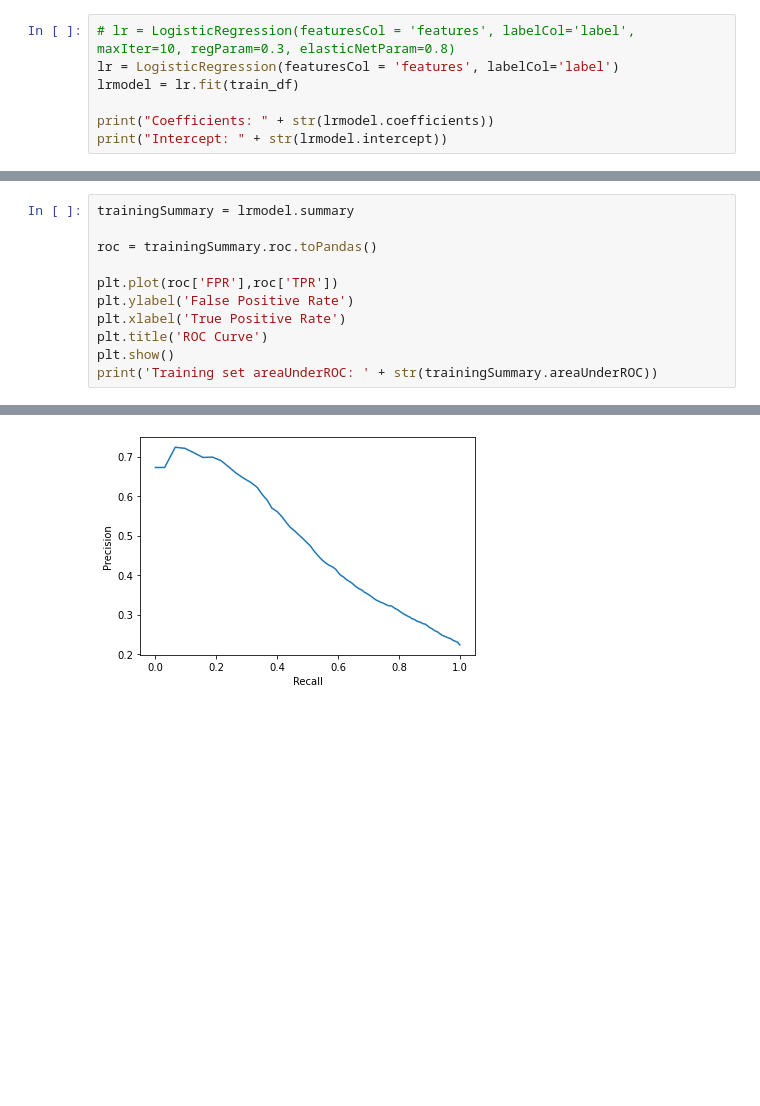
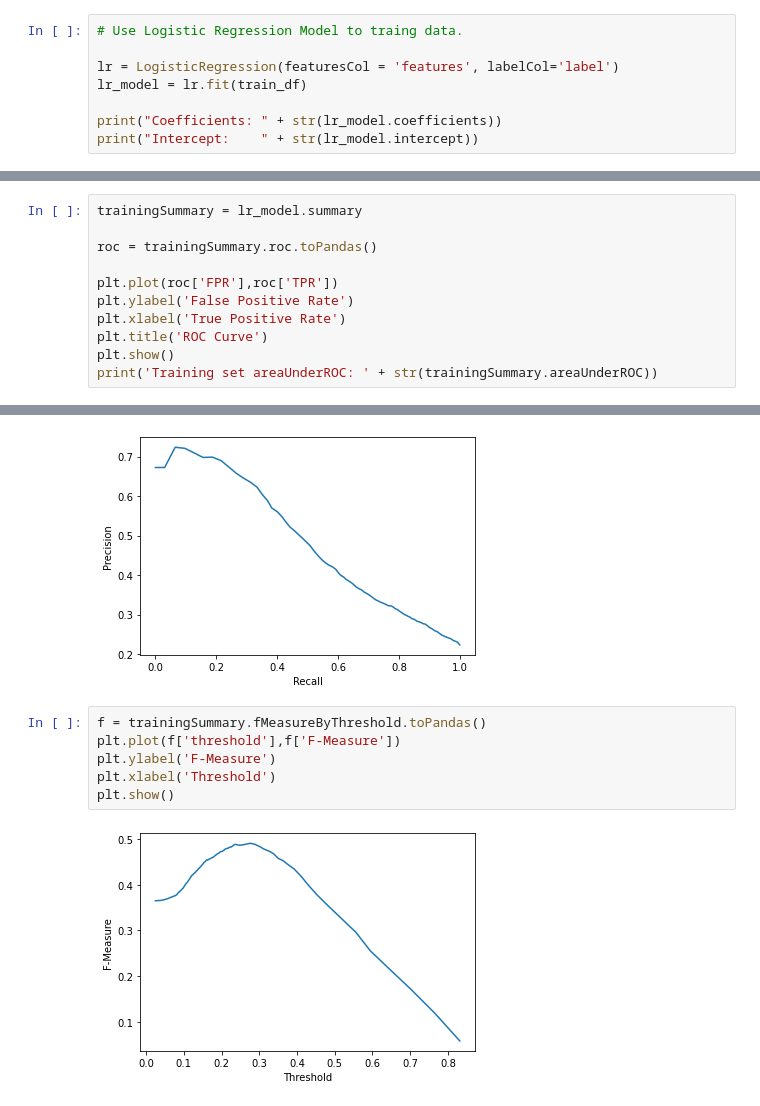
Before and after one commit to zhangshen20/capstone-project-sparkify, a Jupyter notebook: sparkify_modelling.ipynb, the cells around one changed output, grey strips where cells are left out. Cells and saved outputs as stored; diff of their text form; blank space fills up the shorter version.

Commit message:
V1.2 Finalise Model

```diff
--- a/sparkify_modelling.ipynb
+++ b/sparkify_modelling.ipynb
@@ -177,9 +125,10 @@ Row(churn=1, ScaledFeatures2=DenseVector([3.894, 1.557, 1.9004, 0.5404, 2.132, 3
 # %%
-# lr = LogisticRegression(featuresCol = 'features', labelCol='label', maxIter=10, regParam=0.3, elasticNetParam=0.8)
+# Use Logistic Regression Model to traing data.
+
 lr = LogisticRegression(featuresCol = 'features', labelCol='label')
-lrmodel = lr.fit(train_df)
+lr_model = lr.fit(train_df)
 
-print("Coefficients: " + str(lrmodel.coefficients))
-print("Intercept: " + str(lrmodel.intercept))
+print("Coefficients: " + str(lr_model.coefficients))
+print("Intercept:    " + str(lr_model.intercept))
 # %% [output]
 Coefficients: [0.41447991228529485,-0.05133494164780514,-0.12829546579950554,0.36983672937825024,-1.1006264884670682,-0.9645051224316084,0.20490105615569434]
@@ -196,7 +145,7 @@ plt.show()
 # %% [output]
 [figure]
 # %%
-trainingSummary = lrmodel.summary
+trainingSummary = lr_model.summary
 
 roc = trainingSummary.roc.toPandas()
 
@@ -217,4 +166,12 @@ plt.xlabel('Recall')
 plt.show()
 # %% [output]
 [figure]
+# %%
+f = trainingSummary.fMeasureByThreshold.toPandas()
+plt.plot(f['threshold'],f['F-Measure'])
+plt.ylabel('F-Measure')
+plt.xlabel('Threshold')
+plt.show()
+# %% [output]
+[figure, added]
 # %%
```
Also changed, not shown: parts of 40 cells of this notebook, 2 other files.
